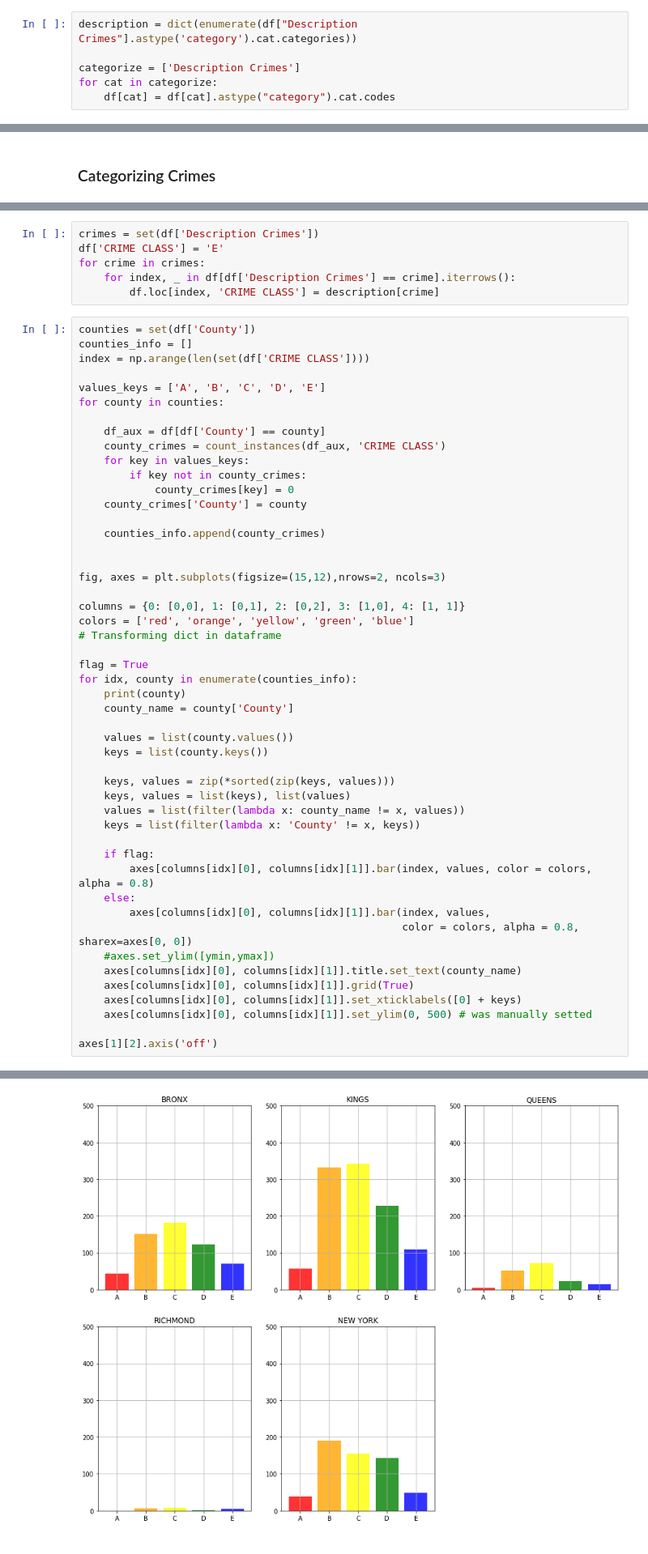
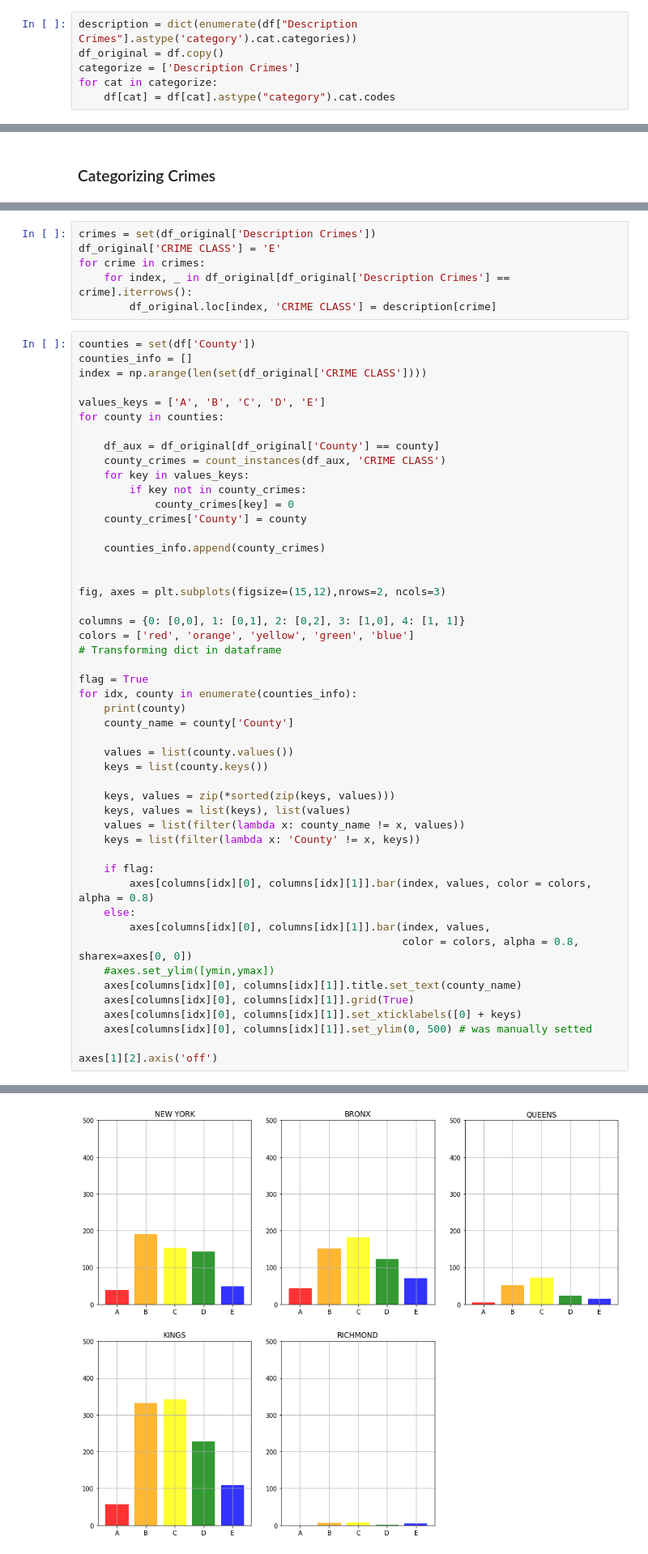
Before and after one commit to lucasgsfelix/Parole-Problem-HCML, a Jupyter notebook: 6-Getting Information/Explorting_joined_datasets.ipynb, the cells around one changed output, grey strips where cells are left out. Shown at 81% size. Saved outputs shown, nothing was run; the diff lists cells and outputs as text.

```diff
--- a/6-Getting Information/Explorting_joined_datasets.ipynb
+++ b/6-Getting Information/Explorting_joined_datasets.ipynb
@@ -47,7 +47,7 @@ df.head(5)
 amount_crimes = df.groupby(['Latitude', 'Longitude'], as_index = False)['Description Crimes'].count()
 # %%
 description = dict(enumerate(df["Description Crimes"].astype('category').cat.categories))
-
+df_original = df.copy()
 categorize = ['Description Crimes']
 for cat in categorize:
     df[cat] = df[cat].astype("category").cat.codes
@@ -89,20 +89,20 @@ description = {'ADMINISTRATIVE CODE': 'E', 'ARSON': 'B', 'ASSAULT 3 & RELATED OF
                'POSSESSION OF STOLEN PROPERTY': 'E', 'ROBBERY': 'B', 'THEFT-FRAUD': 'D',
                'UNAUTHORIZED USE OF A VEHICLE': 'E', 'VEHICLE AND TRAFFIC LAWS': 'E'}
 # %%
-crimes = set(df['Description Crimes'])
-df['CRIME CLASS'] = 'E'
+crimes = set(df_original['Description Crimes'])
+df_original['CRIME CLASS'] = 'E'
 for crime in crimes:
-    for index, _ in df[df['Description Crimes'] == crime].iterrows():
-        df.loc[index, 'CRIME CLASS'] = description[crime]
+    for index, _ in df_original[df_original['Description Crimes'] == crime].iterrows():
+        df_original.loc[index, 'CRIME CLASS'] = description[crime]
 # %%
 counties = set(df['County'])
 counties_info = []
-index = np.arange(len(set(df['CRIME CLASS'])))
+index = np.arange(len(set(df_original['CRIME CLASS'])))
 
 values_keys = ['A', 'B', 'C', 'D', 'E']
 for county in counties:
 
-    df_aux = df[df['County'] == county]
+    df_aux = df_original[df_original['County'] == county]
     county_crimes = count_instances(df_aux, 'CRIME CLASS')
     for key in values_keys:
         if key not in county_crimes:
@@ -152,2 +152,2 @@ axes[1][2].axis('off')
 (0.0, 1.0, 0.0, 1.0)
-[figure, old version]
+[figure, new version]
```
Also changed, not shown: parts of 3 cells of this notebook, 7 other files.
